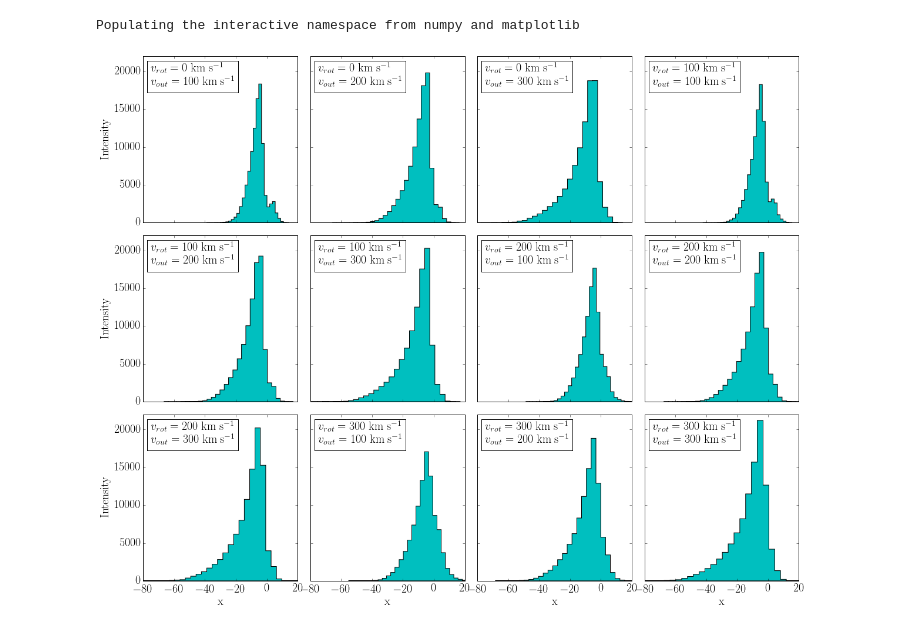
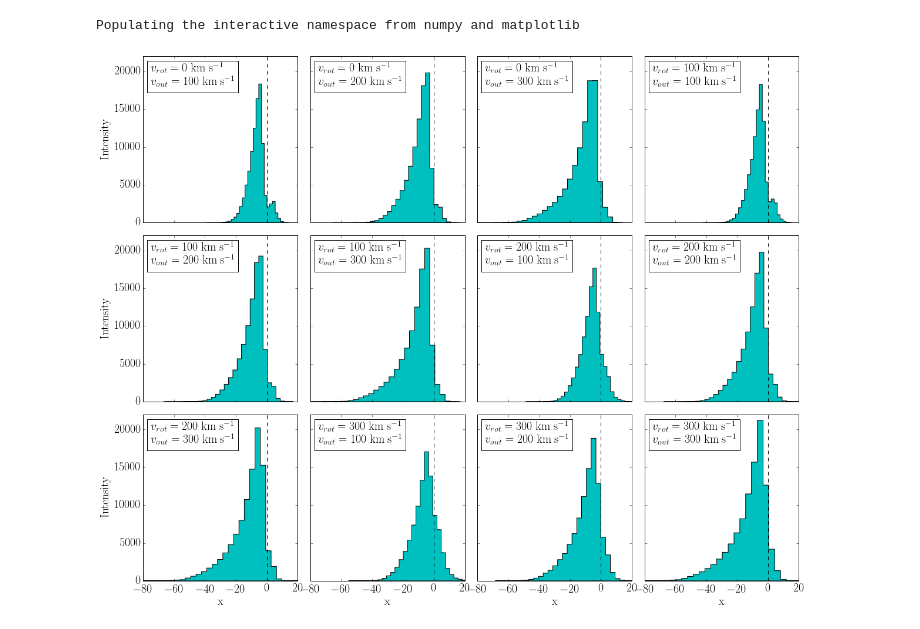
Before and after one commit to astroandes/CLARA_RotationOutflows, a Jupyter notebook: plots/plots.ipynb, the cells around one changed output. Saved outputs shown, nothing was run; the diff lists cells and outputs as text; code cells hidden in the pictures.

```diff
--- a/plots/plots.ipynb
+++ b/plots/plots.ipynb
@@ -28,27 +28,28 @@ for vrot in vrots:
 # %%
 from mpl_toolkits.axes_grid1 import ImageGrid
 
 fig = figure(1, (20., 16.))
 grid = ImageGrid(fig, 111, # similar to subplot(111)
                 nrows_ncols = (3, 4), # creates 3x4 grid of axes
                 axes_pad=0.3, # pad between axes in inch.
                 aspect=False,)
 
 props = dict(boxstyle='square', facecolor='white')
 
 for i in range(12):
     current_x = array(all_x_frec[i])
     vrot_lab = r'${0:.0f}$'.format(vrot_labs[i])
     vout_lab = r'${0:.0f}$'.format(vout_labs[i])
     lab = '$v_{rot}=$ '+vrot_lab+' $\mathrm{km}$ $\mathrm{s^{-1}}$ \n $v_{out}=$ '+vout_lab+' $\mathrm{km}$ $\mathrm{s^{-1}}$'
 
-    grid[i].hist(current_x, bins=30, histtype='stepfilled', color = 'c')
+    grid[i].hist(current_x, bins=30, histtype='stepfilled', color='c')
+    grid[i].axvline(x=0, ymin=0, ymax=22000, c='k', linestyle='--')
     grid[i].set_xlim(-80,20)
     grid[i].set_ylim(0,22000)
     grid[i].set_ylabel('$\mathrm{Intensity}$')
     grid[i].set_xlabel('$\mathrm{x}$')
     grid[i].text(-75,18000, lab, fontsize=20, bbox=props)
 
 savefig('./tau10E5.png', format='png', transparent=False)
 # %% [output]
-[figure, old version]
+[figure, new version]
```
Also changed, not shown: 1 other file.
